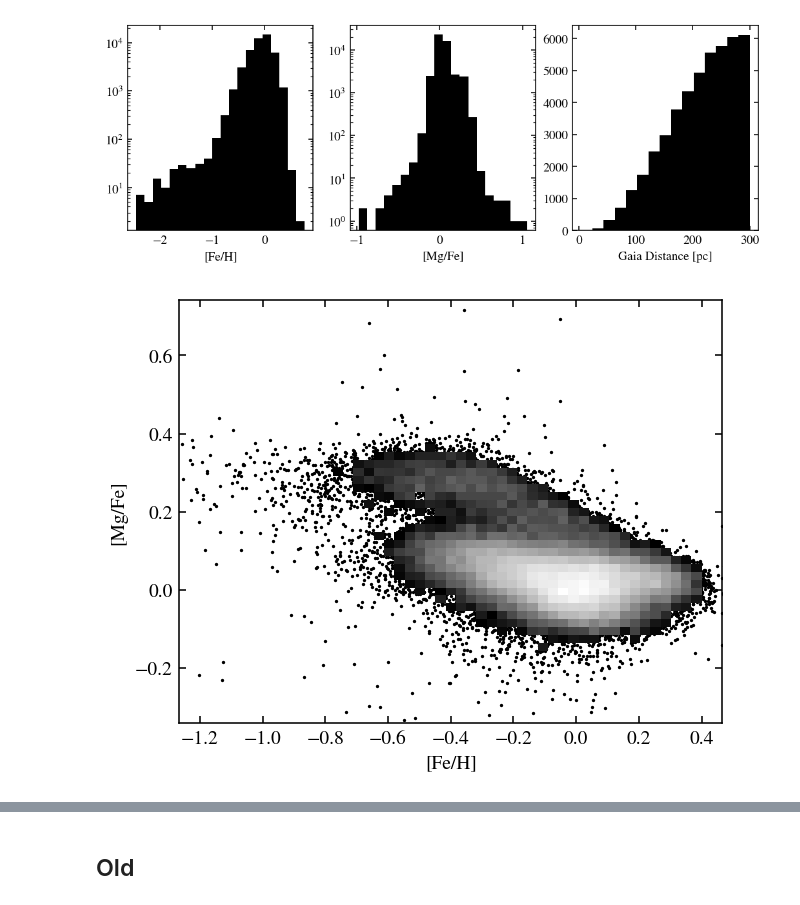
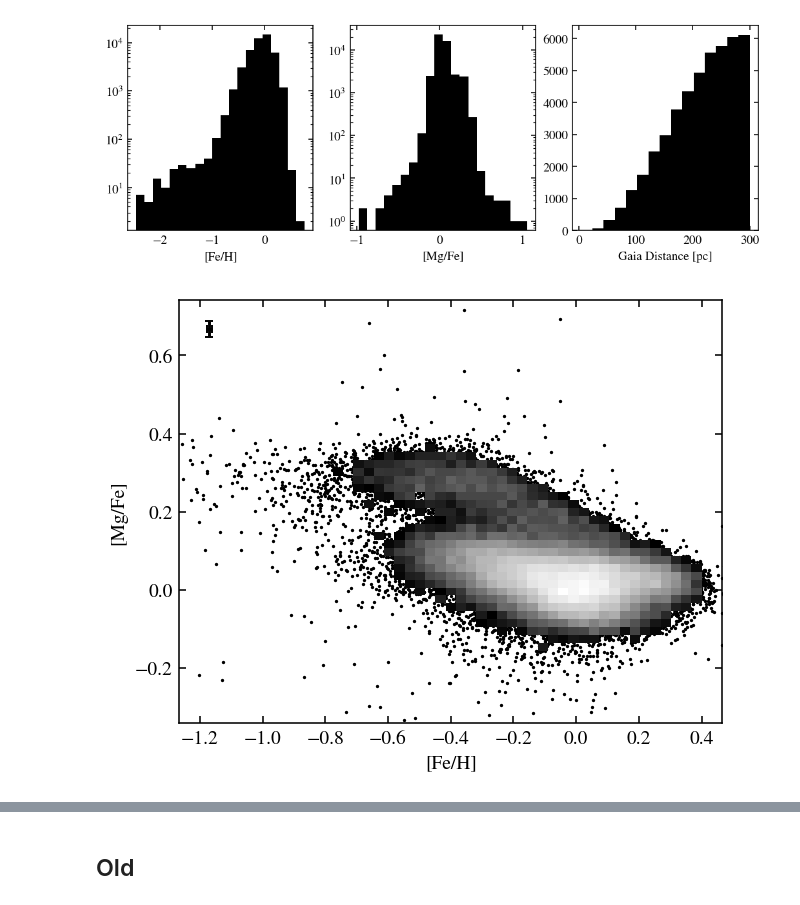
Before and after one commit to lodubay/galactic-dtd, a Jupyter notebook: notebooks/solar_neighborhood.ipynb, the cells around one changed output, grey strips where cells are left out. Cells and saved outputs as stored; diff of their text form; code cells hidden in the pictures.

```diff
--- a/notebooks/solar_neighborhood.ipynb
+++ b/notebooks/solar_neighborhood.ipynb
@@ -247,11 +287,12 @@ plt.show()
 # %%
 fig, ax = plt.subplots(figsize=(5, 4))
 # ax.scatter(local['FE_H'], local['MG_FE'], s=0.1, c='k')
 scatter_hist(ax, local['FE_H'], local['MG_FE'], xlim=(-1.2, 0.4), ylim=(-0.3, 0.7))
+plot_rms_err(ax, local['FE_H_ERR'], local['MG_FE_ERR'])
 # ax.set_xlim((-1.25, 0.5))
 # ax.set_ylim((-0.3, 0.7))
 ax.set_xlabel('[Fe/H]')
 ax.set_ylabel('[Mg/Fe]')
 plt.show()
 # %% [output]
-[figure, old version]
+[figure, new version]
```
Also changed, not shown: parts of 3 cells of this notebook, 2 other files.
